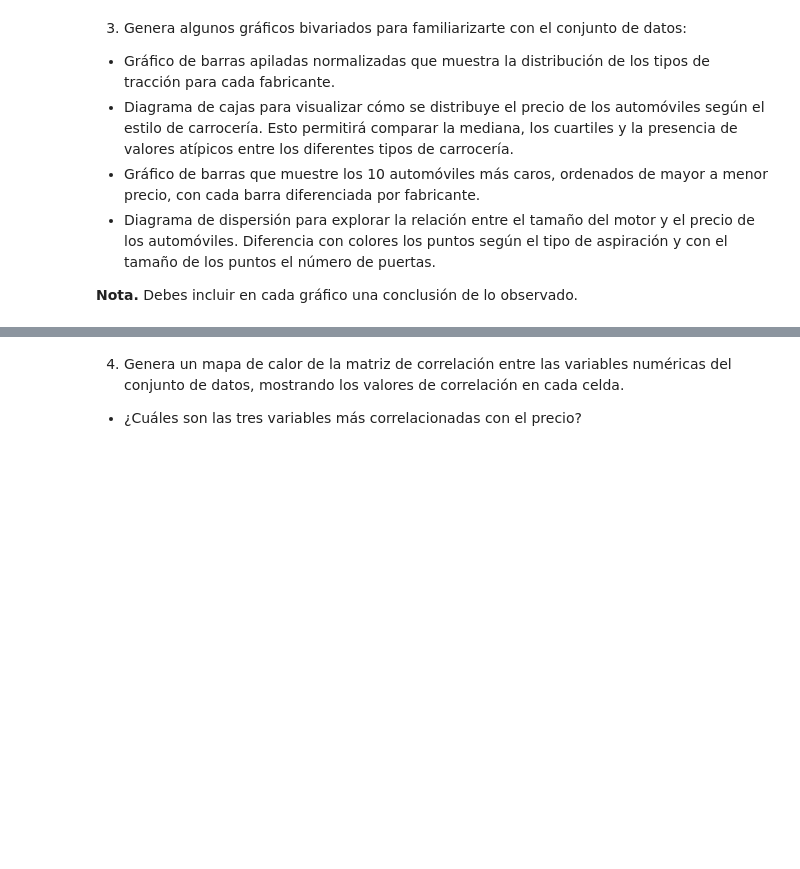
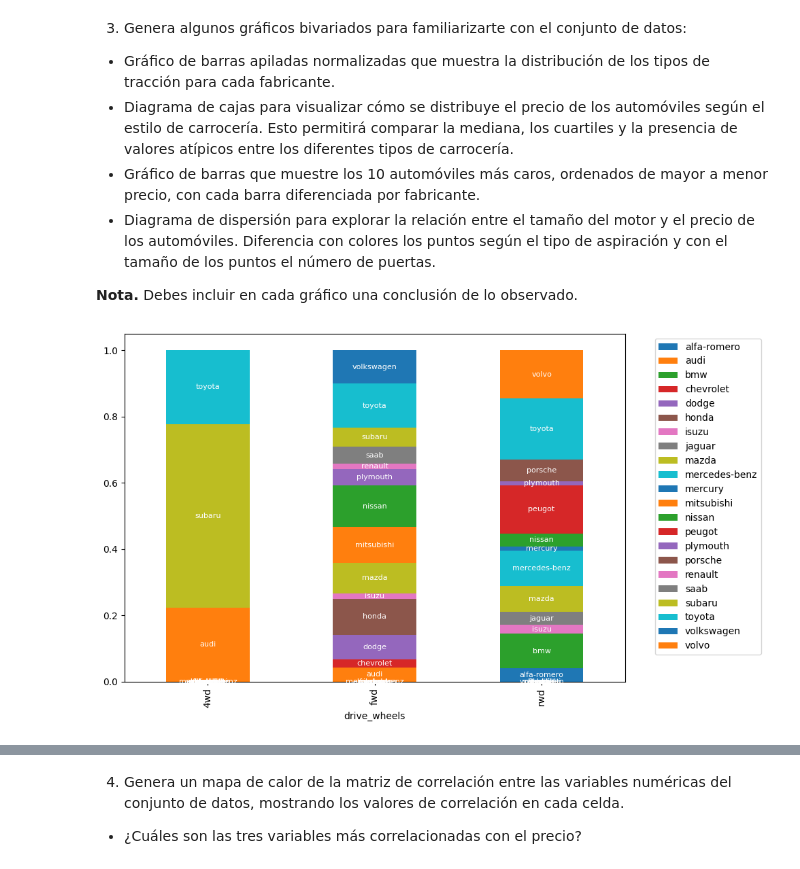
Before and after one commit to MonicaRamirez-98/Proyectos-Maestria, a Jupyter notebook: Actividad7PCA.ipynb, the cells around one changed output, grey strips where cells are left out. Drawn from its saved outputs; the diff is of its cells as text; code cells hidden in the pictures; blank space fills up the shorter version.

```diff
--- a/Actividad7PCA.ipynb
+++ b/Actividad7PCA.ipynb
@@ -78,3 +291,16 @@ from sklearn.decomposition import PCA
 * Diagrama de dispersión para explorar la relación entre el tamaño del motor y el precio de los automóviles. Diferencia con colores los puntos según el tipo de aspiración y con el tamaño de los puntos el número de puertas.
 
 **Nota.** Debes incluir en cada gráfico una conclusión de lo observado.
+# %%
+contingency_tab = pd.crosstab(cars_df['drive_wheels'], cars_df['make'], normalize='index')
+ax = contingency_tab.plot(kind='bar', stacked=True, figsize=(10,6))
+
+
+for container, col in zip(ax.containers, contingency_tab.columns):
+    ax.bar_label(container, labels=[col]*len(container), label_type='center', fontsize=8, color='white')
+
+plt.legend(bbox_to_anchor=(1.05, 1), loc='upper left')
+plt.tight_layout()
+plt.show()
+# %% [output]
+[figure, added]
```
Also changed, not shown: parts of 48 cells of this notebook.
